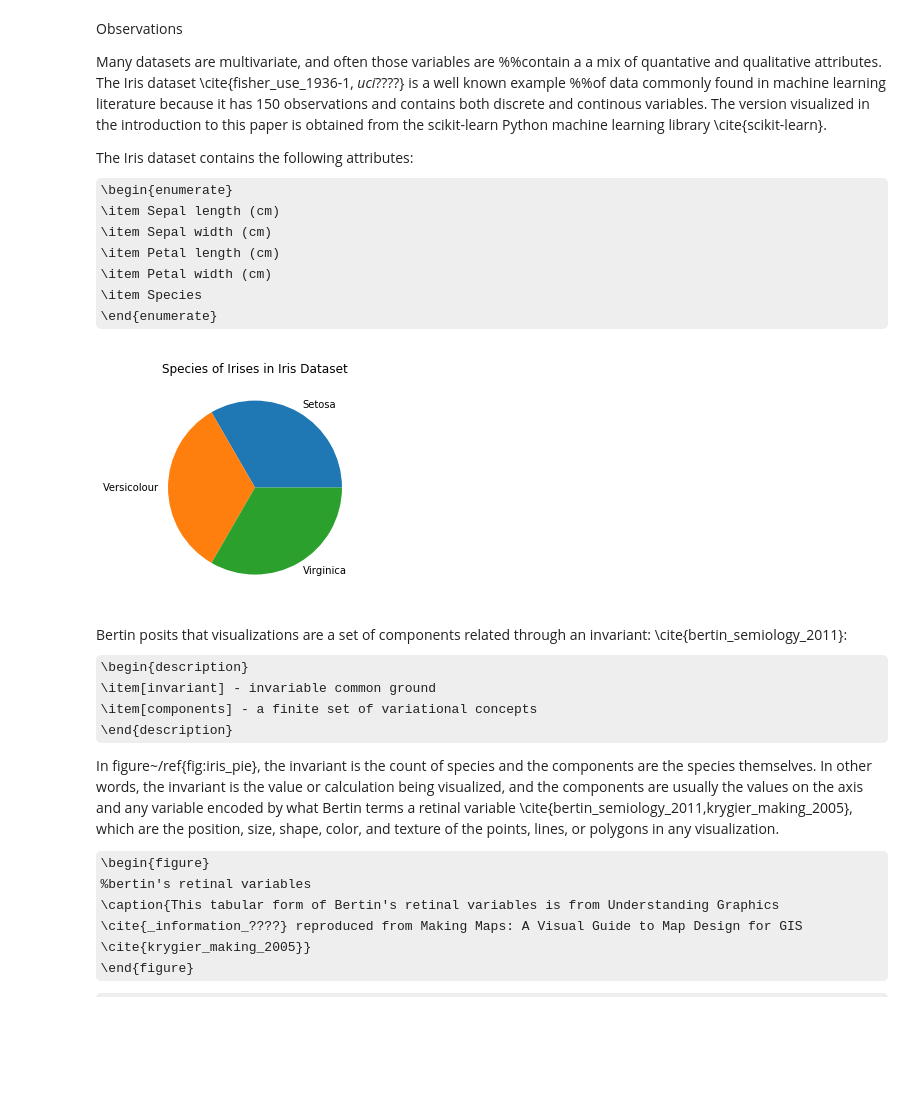
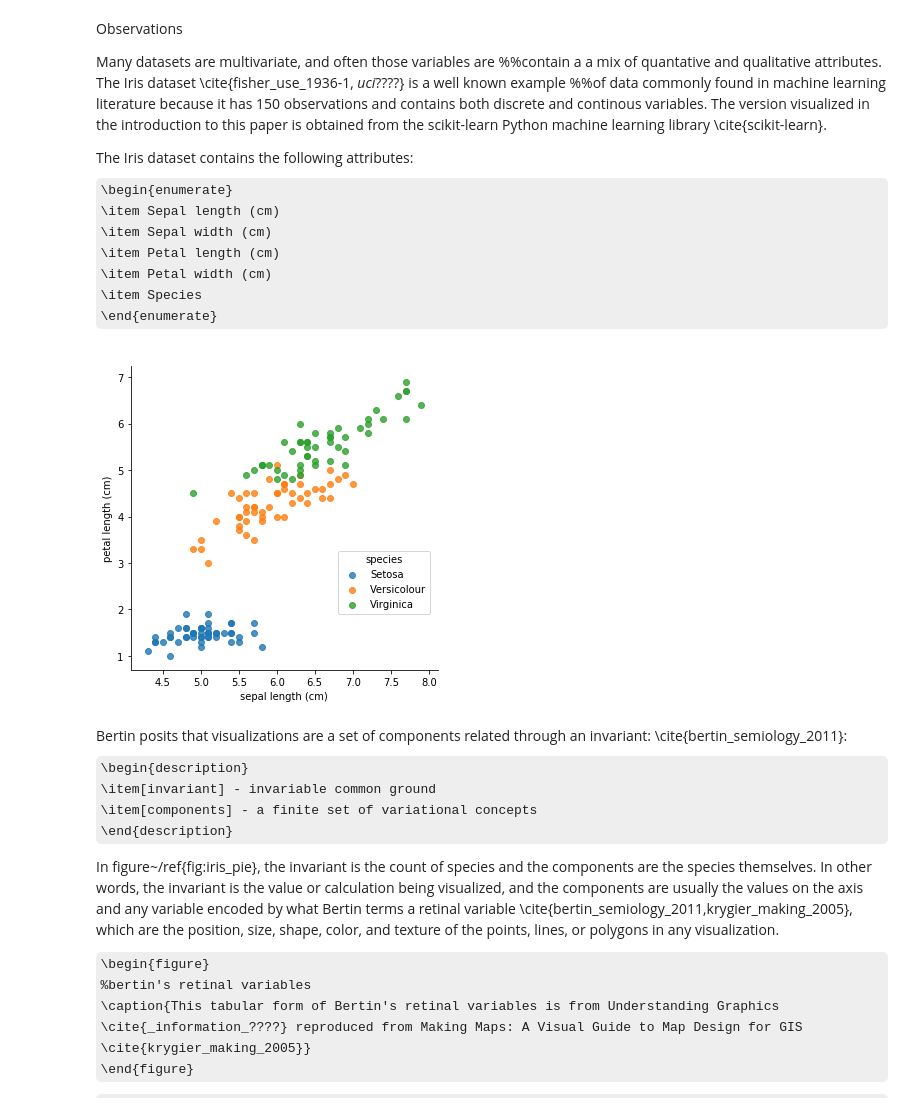
Before and after one commit to story645/second_exam, a Jupyter notebook: code/intro.ipynb, the cells around one changed output. Drawn from its saved outputs; the diff is of its cells as text; code cells hidden in the pictures; some formulas as TeX source; blank space fills up the shorter version.

```diff
--- a/code/intro.ipynb
+++ b/code/intro.ipynb
@@ -34,15 +34,13 @@ The Iris dataset contains the following attributes:
 \item Petal width (cm)
 \item Species
 \end{enumerate}
-# %%
-fig, ax = plt.subplots()
-df['species'].value_counts().plot.pie(ax=ax)
-ax.set_title("Species of Irises in Iris Dataset")
-ax.set_aspect("equal")
-ax.set_ylabel("")
-fig.savefig("iris_pie.png")
-# %% [output]
-[figure, removed]
+# %%
+g = sns.lmplot(x="sepal length (cm)", y="petal length (cm)", hue="species",
+           data=df, fit_reg=False)
+g._legend.set_bbox_to_anchor((.75,.35,0,0))
+g.savefig("iris_scatter.png")
+# %% [output]
+[figure, added]
 # %% [markdown]
 Bertin posits that visualizations are a set of components related through an invariant: \cite{bertin_semiology_2011}:
 \begin{description}
```
Also changed, not shown: parts of 3 cells of this notebook, 13 other files.
